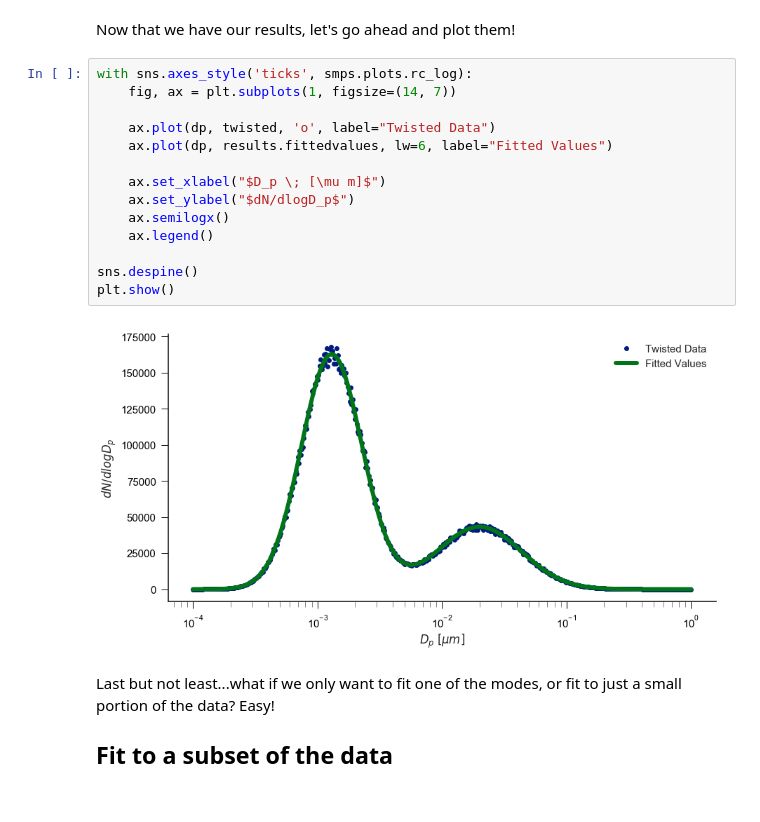
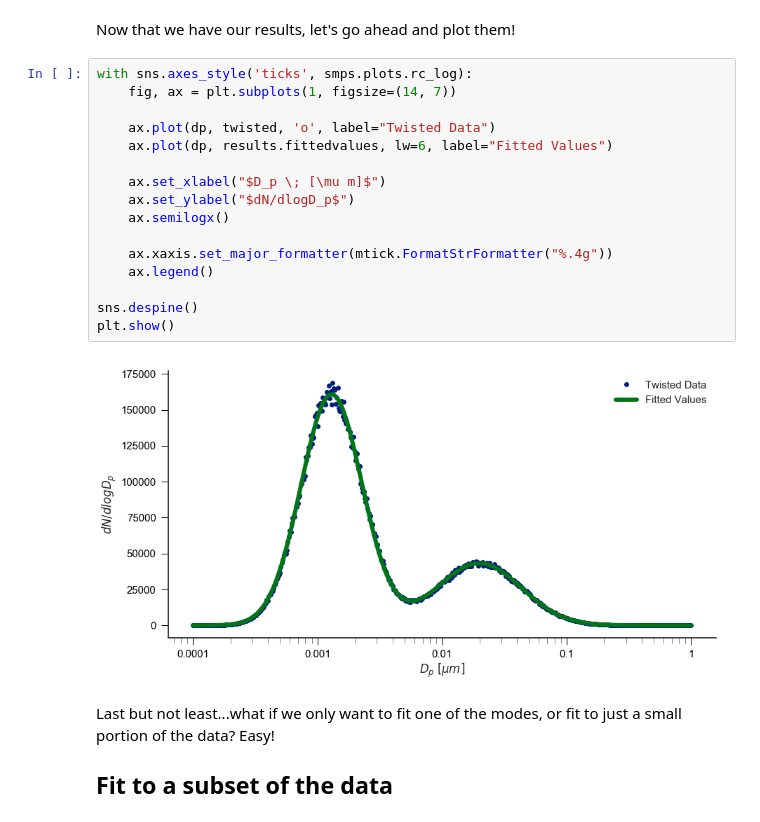
Before and after one commit to quant-aq/py-smps, a Jupyter notebook: examples/Fit a Multi-Modal Distribution.ipynb, the cells around one changed output. Saved outputs shown, nothing was run; the diff lists cells and outputs as text.

```diff
--- a/examples/Fit a Multi-Modal Distribution.ipynb
+++ b/examples/Fit a Multi-Modal Distribution.ipynb
@@ -197,19 +197,21 @@ Now that we have our results, let's go ahead and plot them!
 # %%
 with sns.axes_style('ticks', smps.plots.rc_log):
     fig, ax = plt.subplots(1, figsize=(14, 7))
 
     ax.plot(dp, twisted, 'o', label="Twisted Data")
     ax.plot(dp, results.fittedvalues, lw=6, label="Fitted Values")
 
     ax.set_xlabel("$D_p \; [\mu m]$")
     ax.set_ylabel("$dN/dlogD_p$")
     ax.semilogx()
+
+    ax.xaxis.set_major_formatter(mtick.FormatStrFormatter("%.4g"))
     ax.legend()
 
 sns.despine()
 plt.show()
 # %% [output]
-[figure, old version]
+[figure, new version]
 # %% [markdown]
 Last but not least...what if we only want to fit one of the modes, or fit to just a small portion of the data? Easy!
 
```
Also changed, not shown: parts of 6 cells of this notebook, 1 other file.
